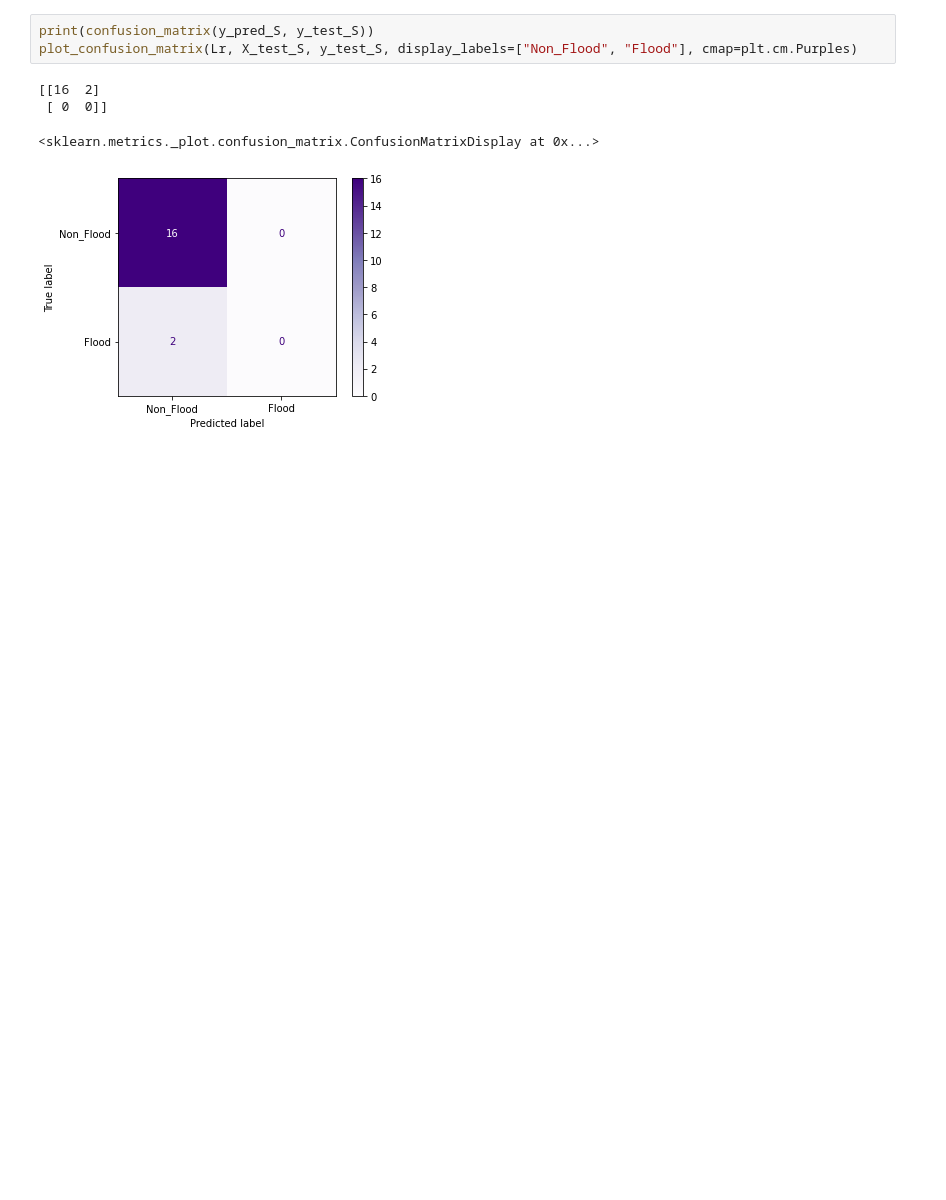
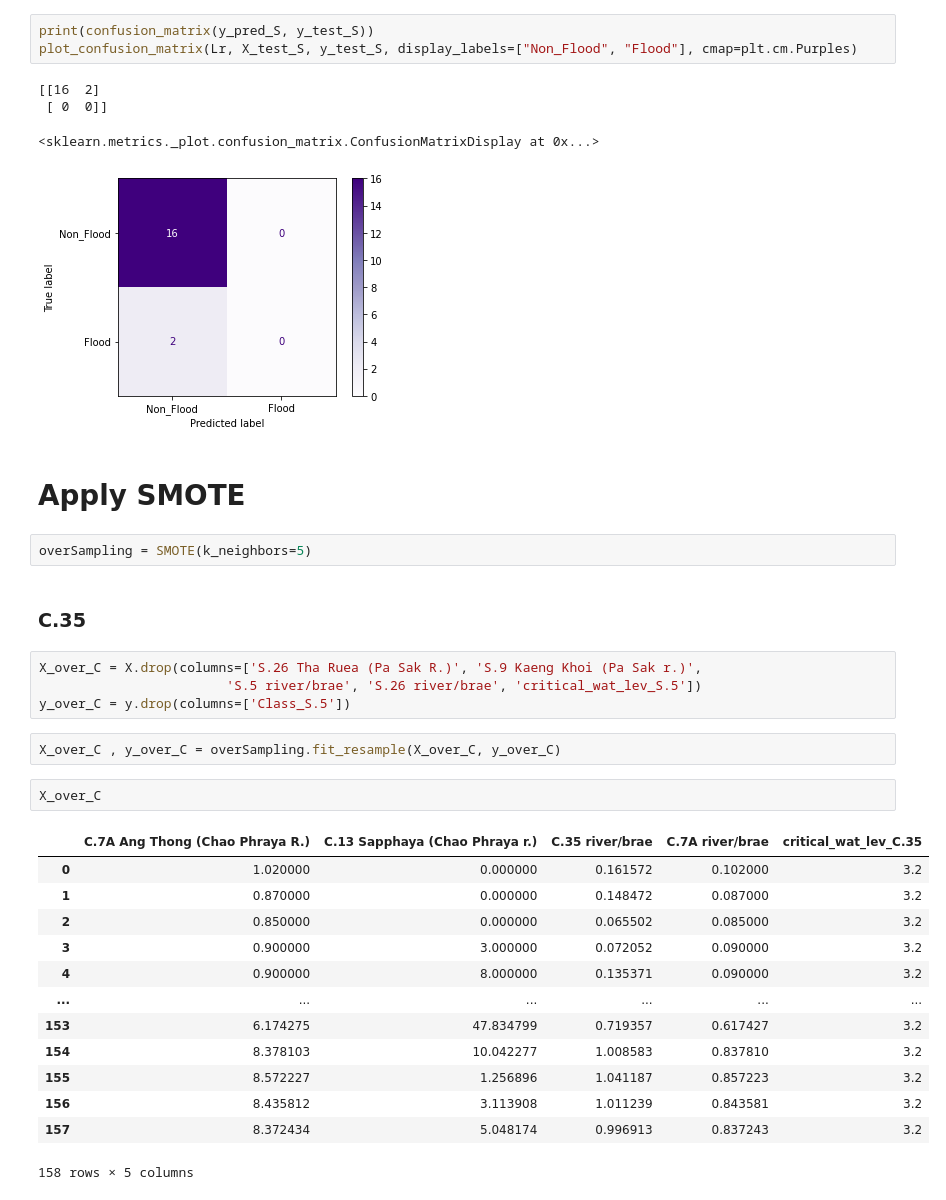
Before and after one commit to TermProject702/Flooding702, a Jupyter notebook: Model.ipynb, the cells around one changed output. Cells and saved outputs as stored; diff of their text form; blank space fills up the shorter version.

Commit message:
apply SMOTE to C.35

```diff
--- a/Model.ipynb
+++ b/Model.ipynb
@@ -409,3 +409,31 @@ plot_confusion_matrix(Lr, X_test_S, y_test_S, display_labels=["Non_Flood", "Floo
  [ 0  0]]
 <sklearn.metrics._plot.confusion_matrix.ConfusionMatrixDisplay at 0x...>
 [figure]
+# %% [markdown]
+# Apply SMOTE
+# %%
+overSampling = SMOTE(k_neighbors=5)
+# %% [markdown]
+### C.35
+# %%
+X_over_C = X.drop(columns=['S.26 Tha Ruea (Pa Sak R.)', 'S.9 Kaeng Khoi (Pa Sak r.)',
+                        'S.5 river/brae', 'S.26 river/brae', 'critical_wat_lev_S.5'])
+y_over_C = y.drop(columns=['Class_S.5'])
+# %%
+X_over_C , y_over_C = overSampling.fit_resample(X_over_C, y_over_C)
+# %%
+X_over_C
+# %% [output]
+|  | C.7A Ang Thong (Chao Phraya R.) | C.13 Sapphaya (Chao Phraya r.) | C.35 river/brae | C.7A river/brae | critical_wat_lev_C.35 |
+| 0 | 1.020000 | 0.000000 | 0.161572 | 0.102000 | 3.2 |
+| 1 | 0.870000 | 0.000000 | 0.148472 | 0.087000 | 3.2 |
+| 2 | 0.850000 | 0.000000 | 0.065502 | 0.085000 | 3.2 |
+| 3 | 0.900000 | 3.000000 | 0.072052 | 0.090000 | 3.2 |
+| 4 | 0.900000 | 8.000000 | 0.135371 | 0.090000 | 3.2 |
+| ... | ... | ... | ... | ... | ... |
+| 153 | 6.174275 | 47.834799 | 0.719357 | 0.617427 | 3.2 |
+| 154 | 8.378103 | 10.042277 | 1.008583 | 0.837810 | 3.2 |
+| 155 | 8.572227 | 1.256896 | 1.041187 | 0.857223 | 3.2 |
+| 156 | 8.435812 | 3.113908 | 1.011239 | 0.843581 | 3.2 |
+| 157 | 8.372434 | 5.048174 | 0.996913 | 0.837243 | 3.2 |
+158 rows × 5 columns
```
Also changed, not shown: parts of 10 cells of this notebook.
